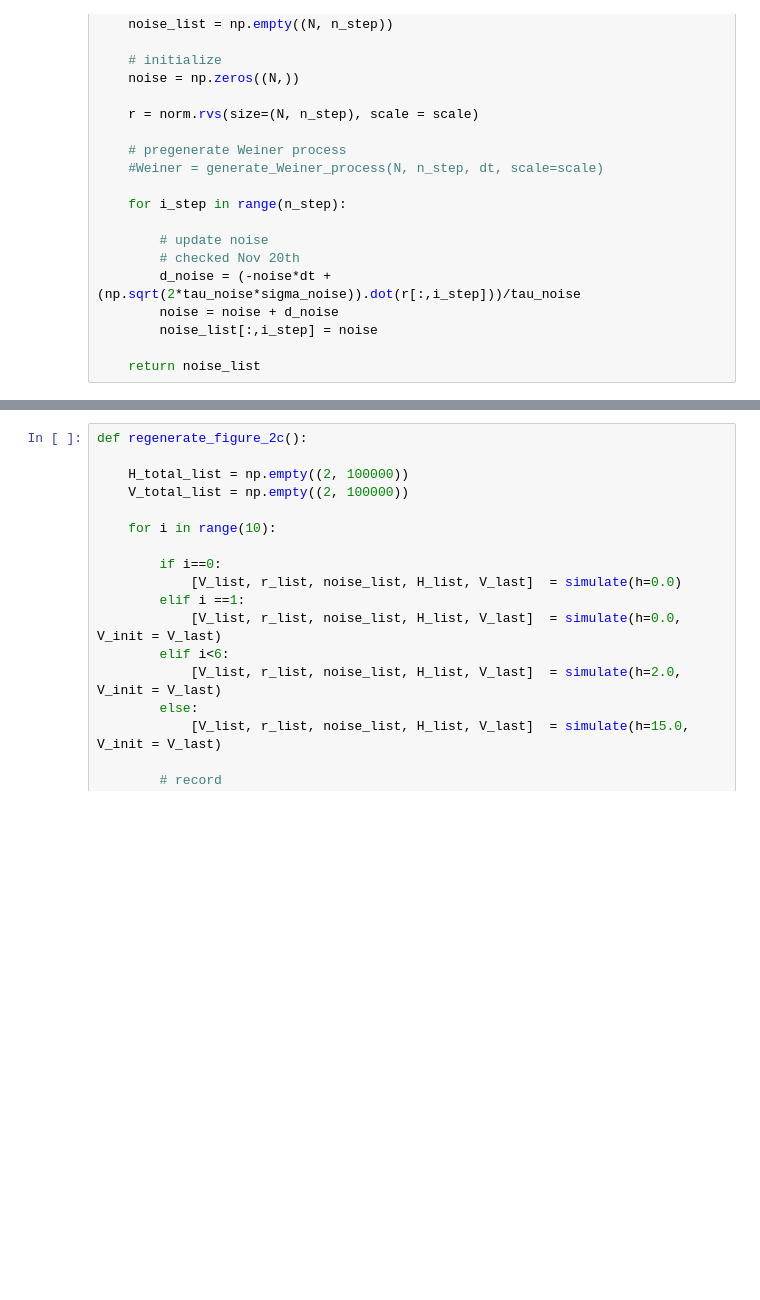
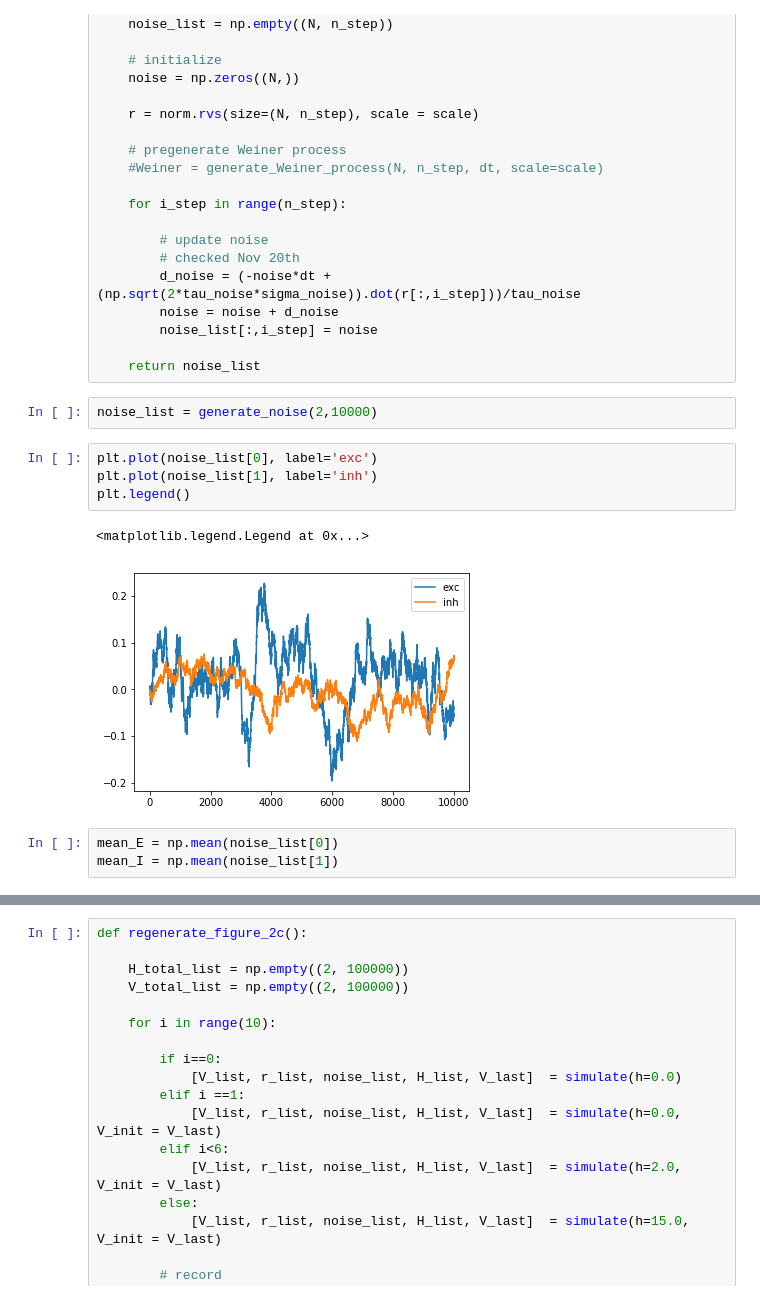
Before and after one commit to suzymlewis/jump_proj, a Jupyter notebook: Regenerate_figure_2.ipynb, the cells around one changed output, grey strips where cells are left out. Drawn from its saved outputs; the diff is of its cells as text; blank space fills up the shorter version.

```diff
--- a/Regenerate_figure_2.ipynb
+++ b/Regenerate_figure_2.ipynb
@@ -92,3 +91,15 @@ def generate_noise(N,
         noise_list[:,i_step] = noise
 
     return noise_list
+# %%
+noise_list = generate_noise(2,10000)
+# %%
+plt.plot(noise_list[0], label='exc')
+plt.plot(noise_list[1], label='inh')
+plt.legend()
+# %% [output]
+<matplotlib.legend.Legend at 0x...>
+[figure, added]
+# %%
+mean_E = np.mean(noise_list[0])
+mean_I = np.mean(noise_list[1])
```
Also changed, not shown: parts of 10 cells of this notebook, 2 other files.
